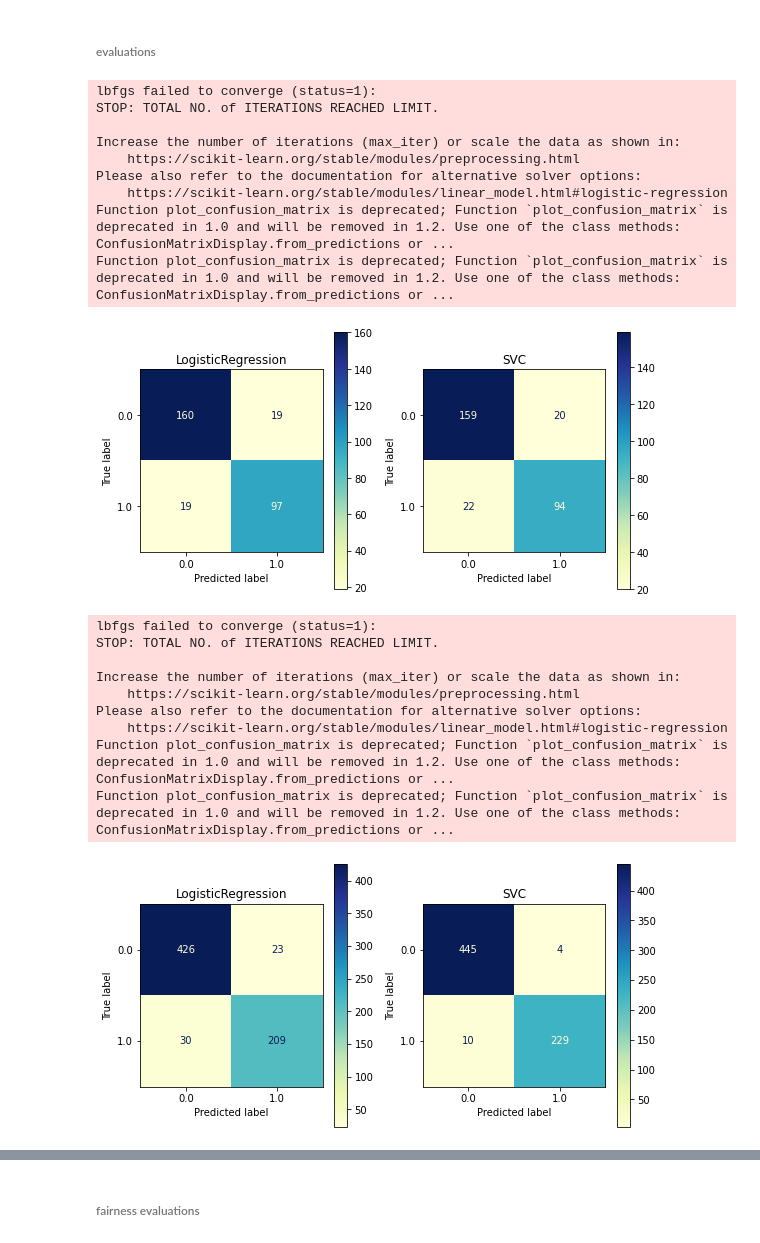
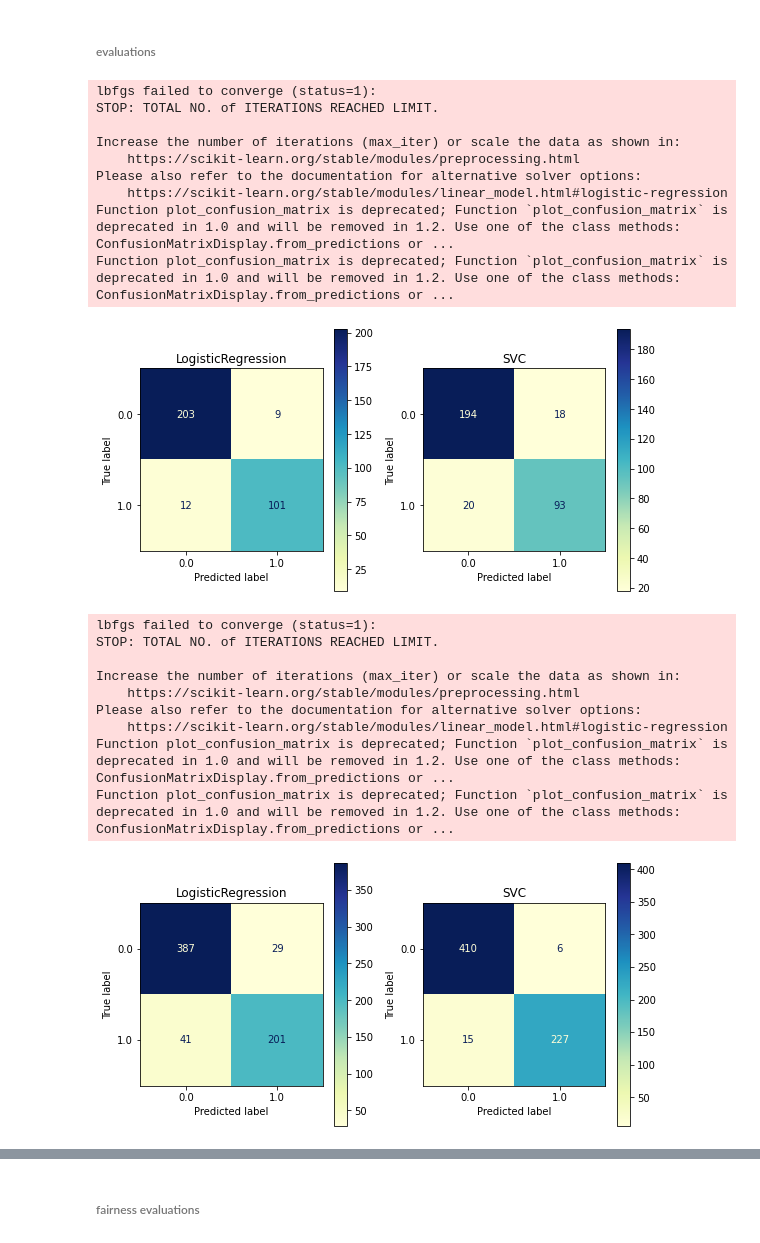
Before and after one commit to FHnt97/TOM_Thesis, a Jupyter notebook: WESAD_Debiasing_Classification_Algorithms.ipynb, the cells around one changed output, grey strips where cells are left out. Drawn from its saved outputs; the diff is of its cells as text; code cells hidden in the pictures.

```diff
--- a/WESAD_Debiasing_Classification_Algorithms.ipynb
+++ b/WESAD_Debiasing_Classification_Algorithms.ipynb
@@ -126,7 +127,7 @@ Mounted at /content/drive
 # %%
 # open csv historical data
 # if using collab use -->
-path = '/content/drive/MyDrive/00 - thesis/Code/Datasets/WESAD/m14_merged.csv'
+path = '/content/drive/MyDrive/00 - thesis/Thesis - Fabia Höhne/Datasets/WESAD/m14_merged.csv'
 
 # if using the GitHub repo use -->
 # path = './Datasets/WESAD/m14_merged.csv'
@@ -388,7 +383,8 @@ def summary_as_df(name, summary):
 # simple model
 # set test & train data & defining age as sensitive attribute
 df = df.drop(["weight", "height"], 1)
-X = df
+X = df.drop(columns=['gender', 'age', 'label'])
+# X = df.drop(columns=['label'])
 y = df['label']
 
 A = df[['age', 'gender']]
@@ -396,7 +392,7 @@ Gender_str = A['gender'].map({ 1:"female", 0:"male"})
 
 # for fairnes measures (inlc. A for group classification, drop age to make it unaware to other senstive attributes (fairnes through unawarenes)) - AGE
 X_train, X_test, y_train, y_test, A_train, A_test, Gender_str_train, Gender_str_test = train_test_split(
-    X.drop(columns=['gender', 'age', 'label']),
+    X,
     y,
     A,
     Gender_str,
@@ -871,7 +867,7 @@ ds_aif = aif360.datasets.StandardDataset (df,
                                          features_to_drop=['subject'])
 # %%
 # test, train split
-ds_train, ds_test = ds_aif.split([0.6], shuffle=True)
+ds_train, ds_test = ds_aif.split([0.67], shuffle=True)
 # %%
 # pre-processing - reweighing
 # define priviledged & unpriviledged groups
@@ -929,32 +925,33 @@ y_test = ds_test.labels.ravel()
 # %% [markdown]
 ###### evaluations
 # %%
-# train models with reweighted data
+# test models with reweighted data
 fig, axes = plt.subplots(nrows=1, ncols=2, figsize=(8, 4))
 
 for cls, ax in zip(classifiers, axes.flatten()):
-    cls.fit(dataset.features, dataset.labels.ravel(), sample_weight = w_train)
+    dataset = RW_train
+    cls.fit(dataset.features, dataset.labels.ravel(), sample_weight = dataset.instance_weights)
 
     plot_confusion_matrix(cls,
                           X_test,
                           y_test,
                           ax=ax,
                           cmap='YlGnBu')
     ax.title.set_text(type(cls).__name__)
 
 plt.tight_layout()
 plt.show()
 # %% [output]
 lbfgs failed to converge (status=1):
 STOP: TOTAL NO. of ITERATIONS REACHED LIMIT.
 
 Increase the number of iterations (max_iter) or scale the data as shown in:
     https://scikit-learn.org/stable/modules/preprocessing.html
 Please also refer to the documentation for alternative solver options:
     https://scikit-learn.org/stable/modules/linear_model.html#logistic-regression
 Function plot_confusion_matrix is deprecated; Function `plot_confusion_matrix` is deprecated in 1.0 and will be removed in 1.2. Use one of the class methods: ConfusionMatrixDisplay.from_predictions or ...
 Function plot_confusion_matrix is deprecated; Function `plot_confusion_matrix` is deprecated in 1.0 and will be removed in 1.2. Use one of the class methods: ConfusionMatrixDisplay.from_predictions or ...
-[figure, old version]
+[figure, new version]
 # %%
 # double check with train set
 fig, axes = plt.subplots(nrows=1, ncols=2, figsize=(8, 4))
@@ -979,7 +976,7 @@ Please also refer to the documentation for alternative solver options:
     https://scikit-learn.org/stable/modules/linear_model.html#logistic-regression
 Function plot_confusion_matrix is deprecated; Function `plot_confusion_matrix` is deprecated in 1.0 and will be removed in 1.2. Use one of the class methods: ConfusionMatrixDisplay.from_predictions or ...
 Function plot_confusion_matrix is deprecated; Function `plot_confusion_matrix` is deprecated in 1.0 and will be removed in 1.2. Use one of the class methods: ConfusionMatrixDisplay.from_predictions or ...
-[figure, old version]
+[figure, new version]
 # %%
 for cls in classifiers:
   cls.fit(dataset.features, dataset.labels.ravel(), sample_weight = w_train)
```
Also changed, not shown: parts of 15 cells of this notebook.
